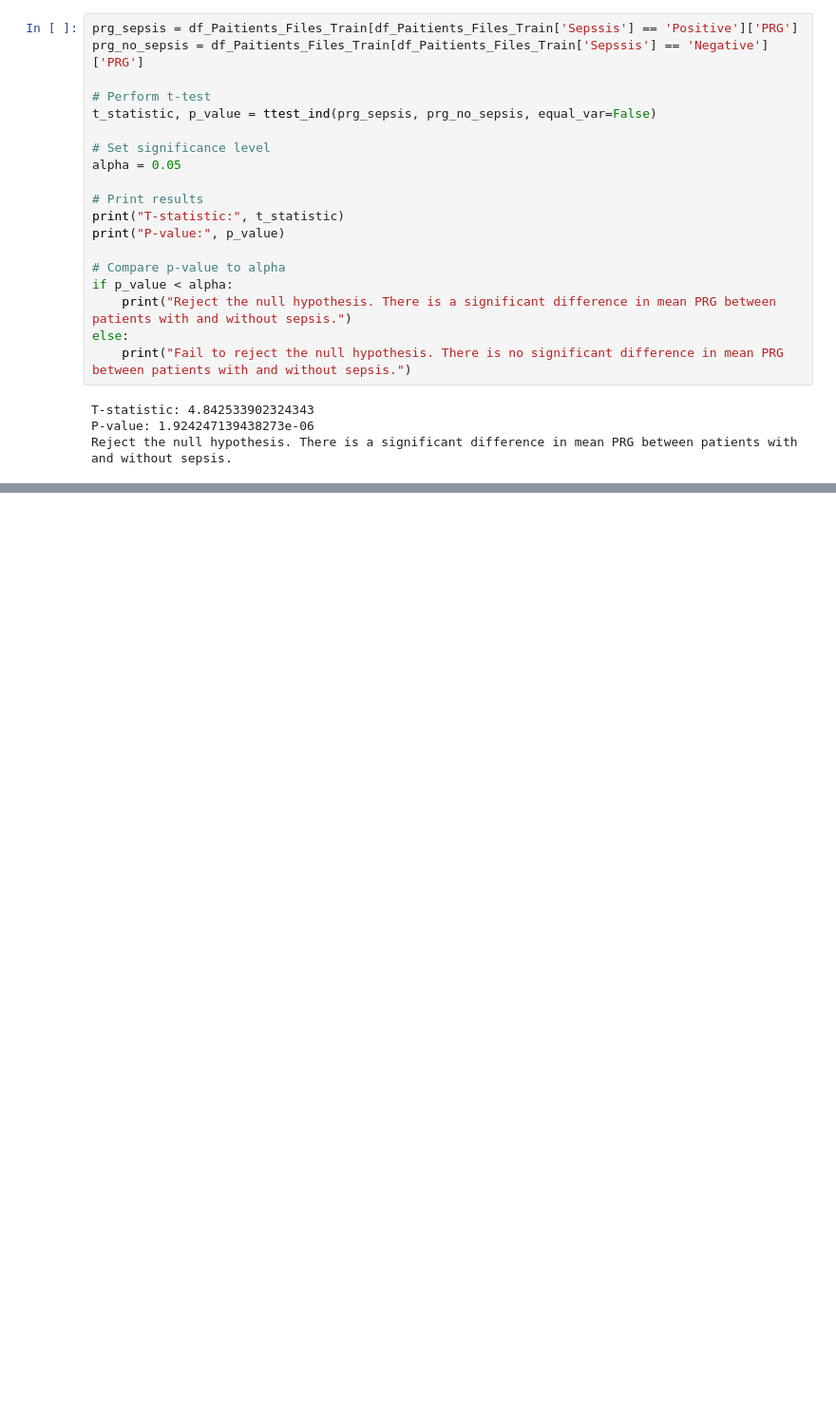
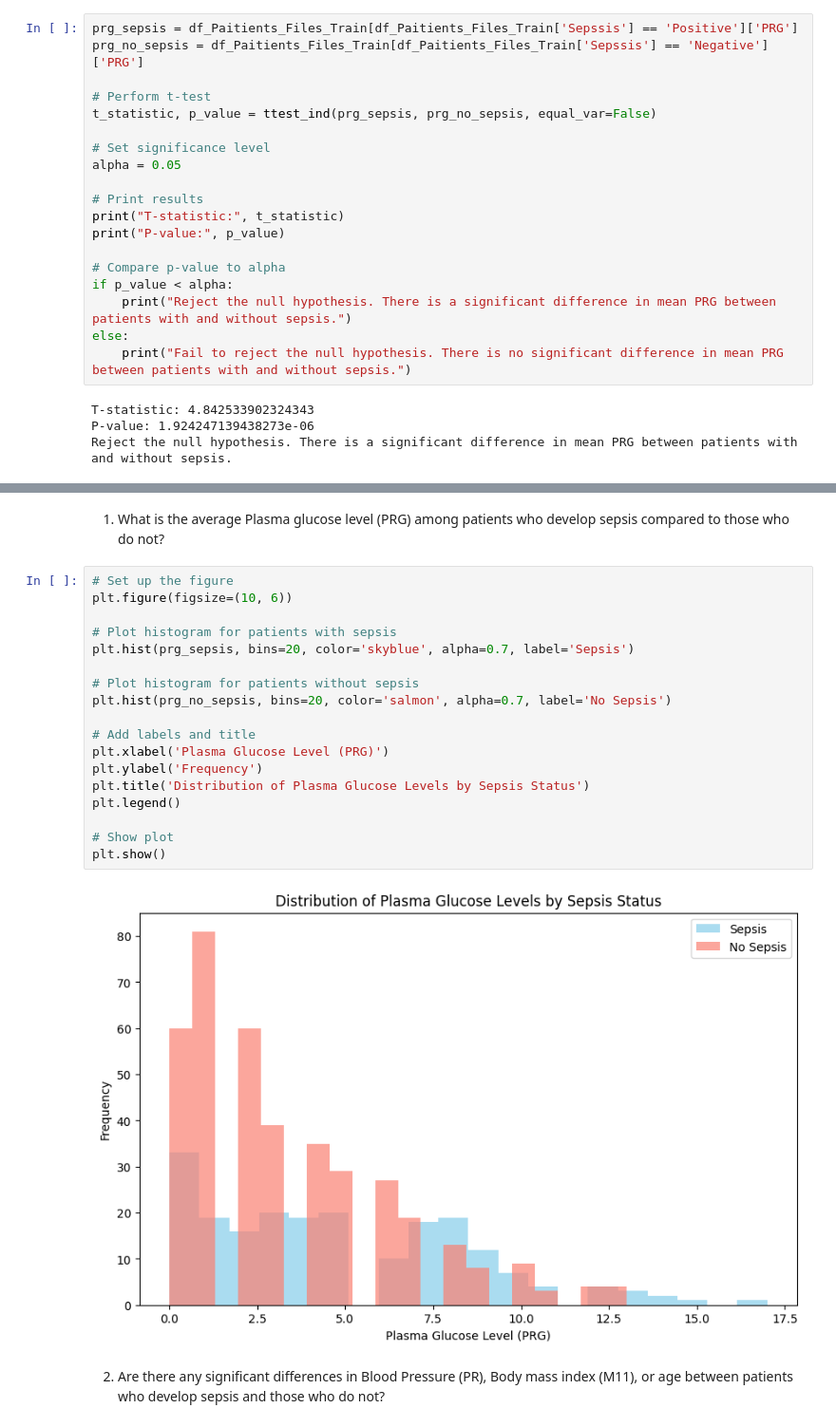
Before and after one commit to Samidirbsa/Career_Accelerator_P5-ML_API, a Jupyter notebook: Notebook.ipynb, the cells around one changed output, grey strips where cells are left out. Shown at 95% size. Cells and saved outputs as stored; diff of their text form; blank space fills up the shorter version.

```diff
--- a/Notebook.ipynb
+++ b/Notebook.ipynb
@@ -545,0 +555,24 @@ Reject the null hypothesis. There is a significant difference in mean PRG betwee
+# %% [markdown]
+1. What is the average Plasma glucose level (PRG) among patients who develop sepsis compared to those who do not?
+# %%
+# Set up the figure
+plt.figure(figsize=(10, 6))
+
+# Plot histogram for patients with sepsis
+plt.hist(prg_sepsis, bins=20, color='skyblue', alpha=0.7, label='Sepsis')
+
+# Plot histogram for patients without sepsis
+plt.hist(prg_no_sepsis, bins=20, color='salmon', alpha=0.7, label='No Sepsis')
+
+# Add labels and title
+plt.xlabel('Plasma Glucose Level (PRG)')
+plt.ylabel('Frequency')
+plt.title('Distribution of Plasma Glucose Levels by Sepsis Status')
+plt.legend()
+
+# Show plot
+plt.show()
+# %% [output]
+[figure, added]
+# %% [markdown]
+2. Are there any significant differences in Blood Pressure (PR), Body mass index (M11), or age between patients who develop sepsis and those who do not?
```
Also changed, not shown: parts of 10 cells of this notebook.
